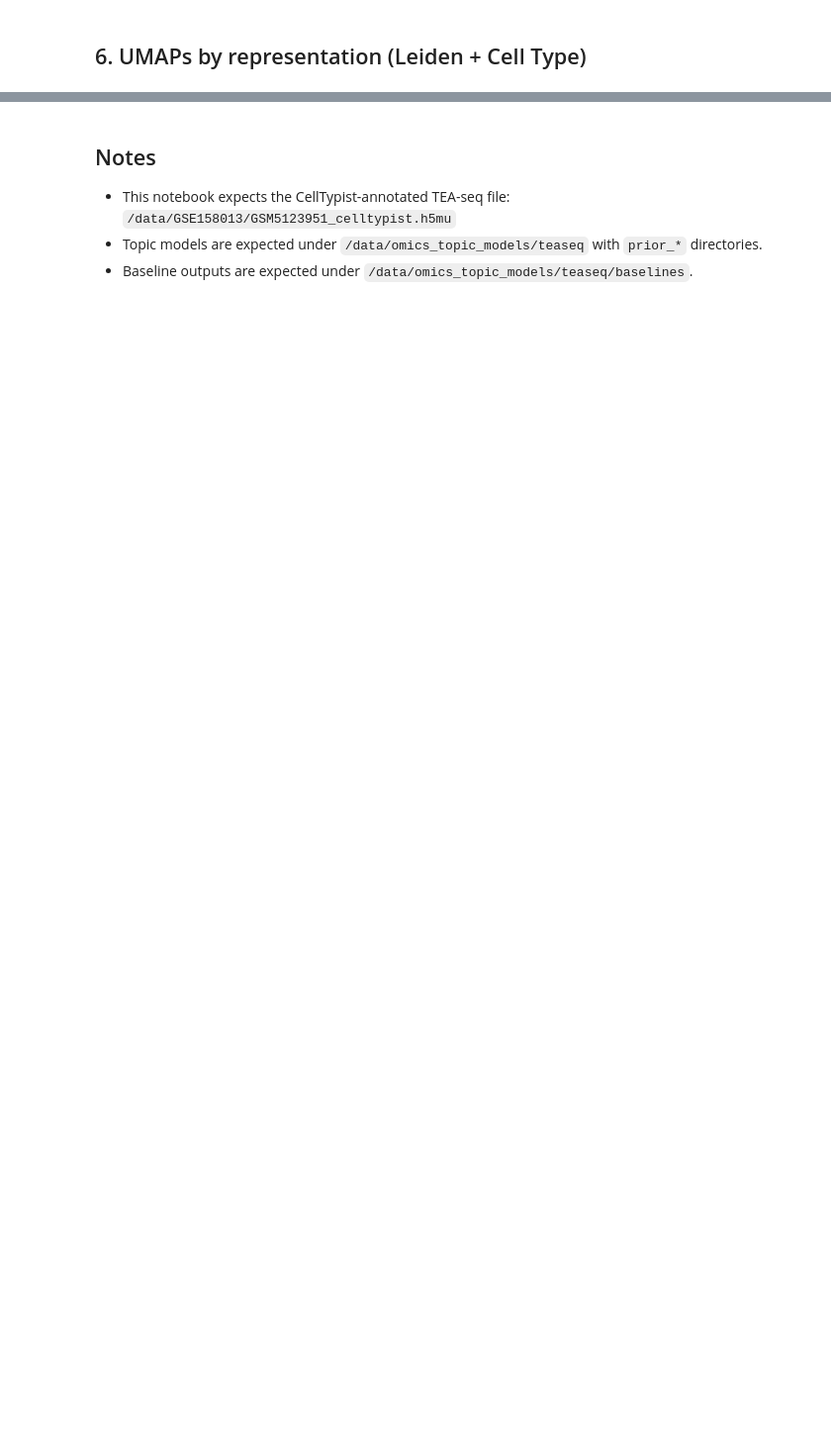
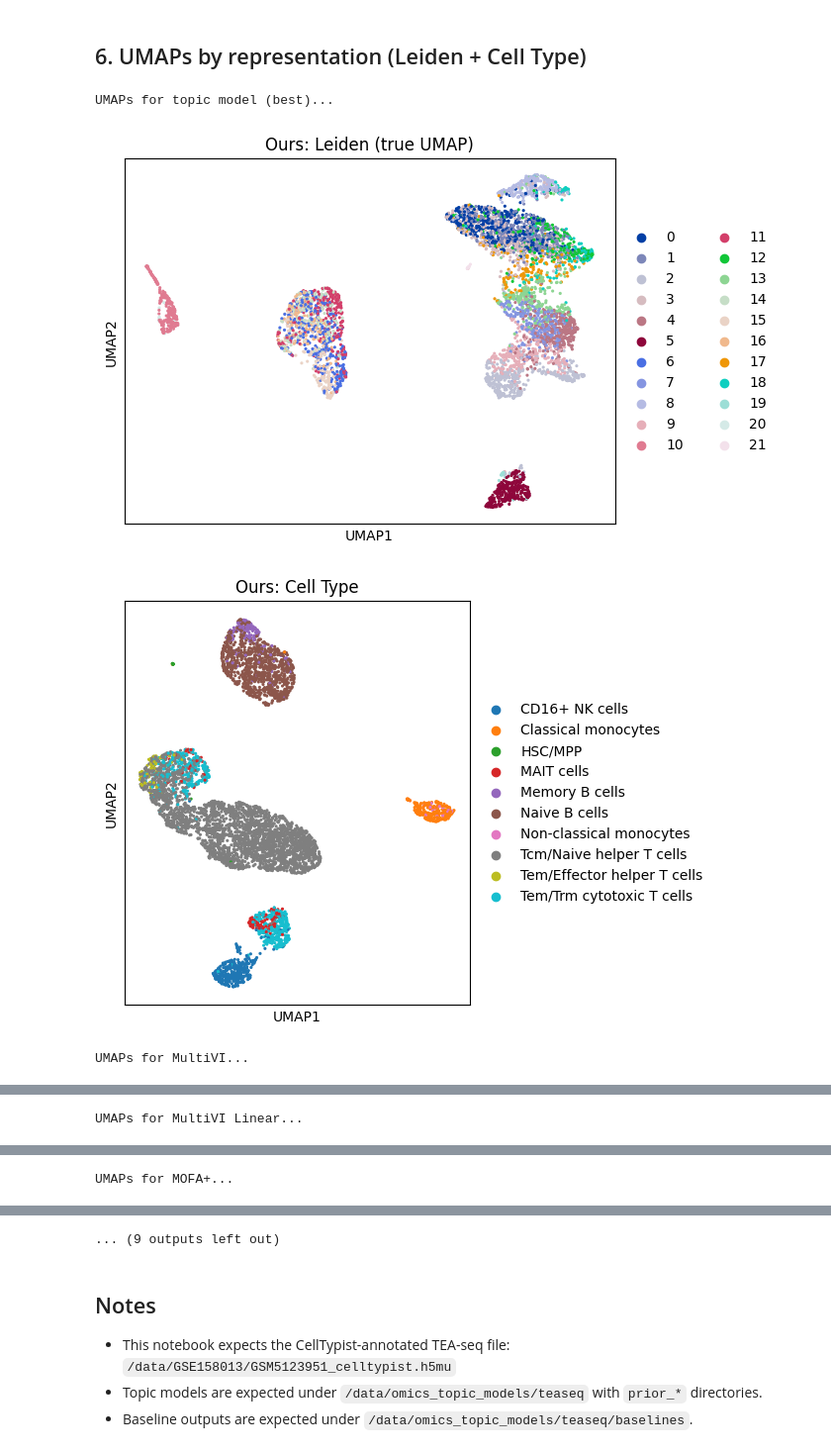
Before and after one commit to fcaretti/TopOmics, a Jupyter notebook: paper/notebooks/teaseq_comparison.ipynb, the cells around one changed output, grey strips where cells are left out. Shown at 99% size. Drawn from its saved outputs; the diff is of its cells as text; code cells hidden in the pictures; blank space fills up the shorter version.

```diff
--- a/paper/notebooks/teaseq_comparison.ipynb
+++ b/paper/notebooks/teaseq_comparison.ipynb
@@ -377,46 +414,38 @@ Loaded MOFA+ latent: (5805, 10)
 # %% [markdown]
 ## 5. kNN classification comparison
 # %%
-def evaluate_knn_classification(X, y, k=5, test_size=0.2, random_state=42):
-    X_train, X_val, y_train, y_val = train_test_split(
-        X, y, test_size=test_size, random_state=random_state, stratify=y
-    )
-    knn = KNeighborsClassifier(n_neighbors=k, metric="cosine")
-    knn.fit(X_train, y_train)
-    y_pred = knn.predict(X_val)
-    return {
-        "accuracy": accuracy_score(y_val, y_pred),
-        "balanced_accuracy": balanced_accuracy_score(y_val, y_pred),
-    }
-
-cell_types_array = cell_types
+# Collect kNN results - only the best topic model + baselines
 knn_results = {}
 
-print("Evaluating Best Topic Model...")
-knn_results["Topic Model (Best)"] = evaluate_knn_classification(theta_best-1, cell_types_array, k=5)
-print(f"  Accuracy: {knn_results['Topic Model (Best)']['accuracy']:.4f}")
-print(f"  Balanced Accuracy: {knn_results['Topic Model (Best)']['balanced_accuracy']:.4f}")
+# Best topic model (already computed)
+knn_results["Omics-Topic"] = {
+    "accuracy": best_result["knn_accuracy"],
+    "balanced_accuracy": best_result["knn_balanced_accuracy"],
+}
+print(f"Best Topic Model: {best_model_name}")
+print(f"  Accuracy: {knn_results['Omics-Topic']['accuracy']:.4f}")
+print(f"  Balanced Accuracy: {knn_results['Omics-Topic']['balanced_accuracy']:.4f}")
 
 if latent_multivi is not None:
-    print("Evaluating MultiVI...")
+    print("\nEvaluating MultiVI...")
     knn_results["MultiVI"] = evaluate_knn_classification(latent_multivi, cell_types_array, k=5)
     print(f"  Accuracy: {knn_results['MultiVI']['accuracy']:.4f}")
     print(f"  Balanced Accuracy: {knn_results['MultiVI']['balanced_accuracy']:.4f}")
 
 if latent_multivi_linear is not None:
-    print("Evaluating MultiVI Linear...")
+    print("\nEvaluating MultiVI Linear...")
     knn_results["MultiVI Linear"] = evaluate_knn_classification(latent_multivi_linear, cell_types_array, k=5)
     print(f"  Accuracy: {knn_results['MultiVI Linear']['accuracy']:.4f}")
     print(f"  Balanced Accuracy: {knn_results['MultiVI Linear']['balanced_accuracy']:.4f}")
 
 if latent_mofa is not None:
-    print("Evaluating MOFA+...")
+    print("\nEvaluating MOFA+...")
     knn_results["MOFA+"] = evaluate_knn_classification(latent_mofa, cell_types_array, k=5)
     print(f"  Accuracy: {knn_results['MOFA+']['accuracy']:.4f}")
     print(f"  Balanced Accuracy: {knn_results['MOFA+']['balanced_accuracy']:.4f}")
 
 for name, latent in latent_lda.items():
-    print(f"Evaluating {name}...")
+    print(f"\nEvaluating {name}...")
     knn_results[name] = evaluate_knn_classification(latent, cell_types_array, k=5)
     print(f"  Accuracy: {knn_results[name]['accuracy']:.4f}")
     print(f"  Balanced Accuracy: {knn_results[name]['balanced_accuracy']:.4f}")
@@ -506,13 +551,13 @@ def plot_umap_for_rep(X, labels, title_prefix, n_neighbors=15, min_dist=0.3, tru
         and np.asarray(true_umap).shape[1] == rep_umap.shape[1]
     )
 
-    fig, axes = plt.subplots(1, 2, figsize=(12, 5))
+    #fig, axes = plt.subplots(1, 2, figsize=(12, 5))
     if use_true:
         adata.obsm["X_umap"] = np.asarray(true_umap)
         sc.pl.umap(
             adata,
             color="leiden",
-            ax=axes[0],
+            #ax=axes[0],
             show=False,
             title=f"{title_prefix}: Leiden (true UMAP)",
         )
@@ -521,37 +566,42 @@ def plot_umap_for_rep(X, labels, title_prefix, n_neighbors=15, min_dist=0.3, tru
         sc.pl.umap(
             adata,
             color="leiden",
-            ax=axes[0],
+            #ax=axes[0],
             show=False,
             title=f"{title_prefix}: Leiden",
         )
 
     sc.pl.umap(
         adata,
         color="cell_type",
-        ax=axes[1],
+        #ax=axes[1],
         show=False,
         title=f"{title_prefix}: Cell Type",
     )
     plt.tight_layout()
     plt.show()
 
 
 print("\nUMAPs for topic model (best)...")
-plot_umap_for_rep(theta_best, cell_types_array, "Topic Model (Best)", true_umap=true_umap)
+plot_umap_for_rep(theta_best, cell_types_array, "Ours", true_umap=true_umap)
 
 if latent_multivi is not None:
     print("\nUMAPs for MultiVI...")
     plot_umap_for_rep(latent_multivi, cell_types_array, "MultiVI", true_umap=true_umap)
 
 if latent_multivi_linear is not None:
     print("\nUMAPs for MultiVI Linear...")
     plot_umap_for_rep(latent_multivi_linear, cell_types_array, "MultiVI Linear", true_umap=true_umap)
 
 if latent_mofa is not None:
     print("\nUMAPs for MOFA+...")
     plot_umap_for_rep(latent_mofa, cell_types_array, "MOFA+", true_umap=true_umap)
 
 for name, latent in latent_lda.items():
     print(f"\nUMAPs for {name}...")
     plot_umap_for_rep(latent, cell_types_array, name, true_umap=true_umap)
+# %% [output]
+UMAPs for topic model (best)...
+[figure, added]
+[figure, added]
+UMAPs for MultiVI...
@@ -557,0 +610 @@ for name, latent in latent_lda.items():
+UMAPs for MultiVI Linear...
@@ -557,0 +613 @@ for name, latent in latent_lda.items():
+UMAPs for MOFA+...
@@ -558,3 +616,4 @@ for name, latent in latent_lda.items():
+... (9 outputs left out)
 # %% [markdown]
 ## Notes
 
```
Also changed, not shown: parts of 10 cells of this notebook, 8 other files.
